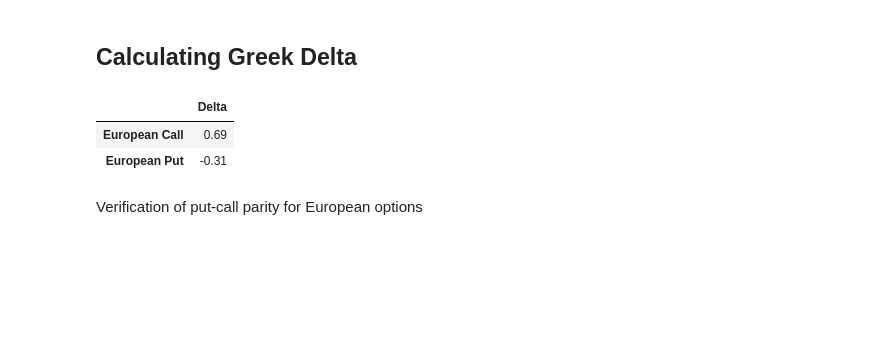
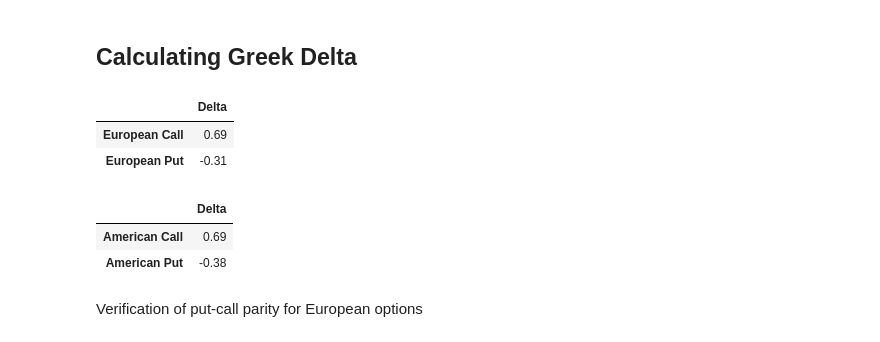
Before and after one commit to piper-of-dawn/DE-GWP1, a Jupyter notebook: notebook.ipynb, the cells around one changed output. Saved outputs shown, nothing was run; the diff lists cells and outputs as text; code cells hidden in the pictures; blank space fills up the shorter version.

```diff
--- a/notebook.ipynb
+++ b/notebook.ipynb
@@ -81,6 +81,14 @@ DataFrame(european_delta, index=['European Call', 'European Put'], columns=['Del
 |  | Delta |
 | European Call | 0.69 |
 | European Put | -0.31 |
+# %%
+from pandas import DataFrame
+american_delta = [round(option.delta_evolution[0,0],2) for option in [american_call, american_put]]
+DataFrame(american_delta, index=['American Call', 'American Put'], columns=['Delta'])
+# %% [output]
+|  | Delta |
+| American Call | 0.69 |
+| American Put | -0.38 |
 # %%
 import numpy as np
 def verify_put_call_parity (call_option, put_option):
```
Also changed, not shown: parts of 23 cells of this notebook, 4 other files.
